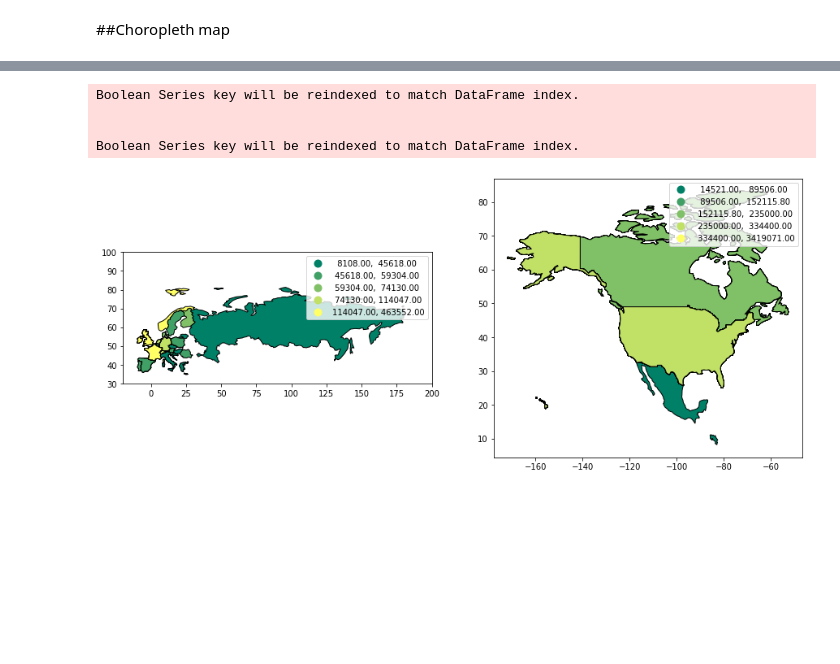
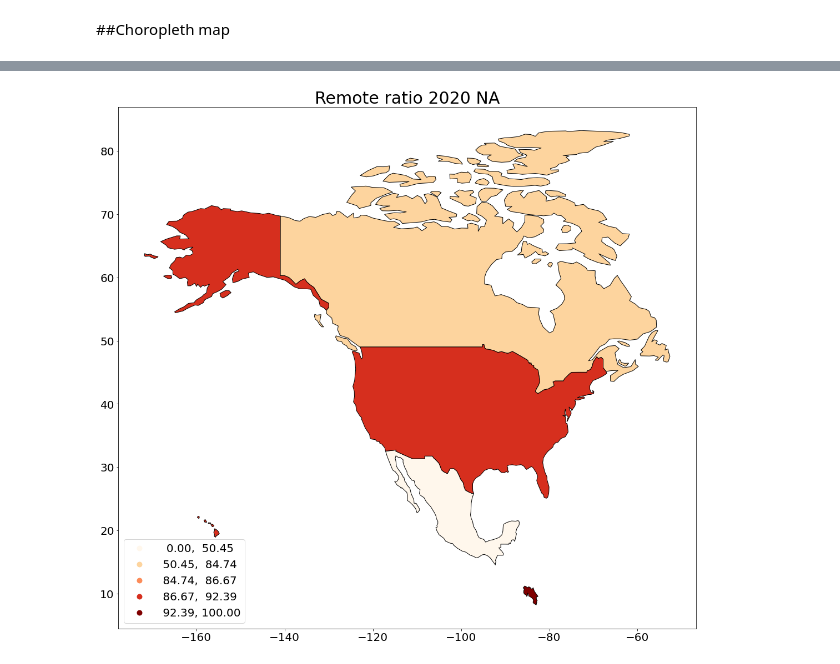
Before and after one commit to wen0705/A-Comparative-Analysis-of-Global-Remote-Work-Salaries, a Jupyter notebook: src/Salary_Visualization.ipynb, the cells around one changed output, grey strips where cells are left out. Saved outputs shown, nothing was run; the diff lists cells and outputs as text; code cells hidden in the pictures; blank space fills up the shorter version.

```diff
--- a/src/Salary_Visualization.ipynb
+++ b/src/Salary_Visualization.ipynb
@@ -72,0 +59,6 @@ world.loc[43,'iso_a3'] = 'FRA'
+# %%
+# dataset has iso in type 2 and world in type 3
+# convert them to the ISO3
+converter = coco.CountryConverter()
+iso3 = converter.convert(names = dataset.company_location, src = 'ISO2', to = 'ISO3')
+dataset = dataset.replace(dataset.company_location.to_list(), iso3)
@@ -73,2 +76,13 @@ world.loc[43,'iso_a3'] = 'FRA'
+# %%
+#Nor and Fra only have code -99
+world.loc[21,'iso_a3'] = 'NOR'
+world.loc[43,'iso_a3'] = 'FRA'
+
+# delete 'SGP' and 'MLT' rows
+dataset = dataset.drop(dataset[dataset.company_location == 'SGP'].index)
+dataset = dataset.drop(dataset[dataset.company_location == 'MLT'].index)
+
+# change iso code 'UMI', 'ASM' to 'USA'
+dataset = dataset.replace(['UMI', 'ASM'],'USA')
 # %% [markdown]
 ##Choropleth map
@@ -116,7 +103,7 @@ dataset_remote_geo = dataset_remote.merge(
 )
 dataset_remote_geo.drop(
     dataset_remote_geo.columns.difference(
-        ["name","company_location", "salary_in_usd", "remote_ratio", "pop_est", "geometry",'work_year','continent','company_size']
+        ["name","company_location", "salary_in_usd", "remote_ratio", "pop_est", "geometry",'work_year','continent','gdp_md_est']
     ),
     1,
     inplace=True,
@@ -236,41 +215,25 @@ display(dataset_salary_geo.head())
 # %%
-from mpl_toolkits.axes_grid1 import make_axes_locatable
-import folium
-# Plot setup
-fig, ax = plt.subplots(1, 2, figsize=[15,7])
-
-# Plot map
-salary_2020 = geo.GeoDataFrame(dataset_salary_geo[dataset_salary_geo.work_year == '2020'] [dataset_salary_geo.continent == "Europe"])
-salary_2020.plot(
-    column="salary_in_usd",
-    ax=ax[0],
+fig, ax = plt.subplots(1, 1, figsize=(15, 15))
+plt.rcParams.update({'font.size': 40})
+geo_2020_na = geo.GeoDataFrame(dataset_remote_geo[dataset_remote_geo.work_year == '2020'][dataset_remote_geo.continent == "North America"])
+geo_2020_na.plot(
+    column="remote_ratio",
+    ax=ax,
     legend=True,
+    legend_kwds={'loc': 'lower left'},
     vmin=0.,
-    cmap='summer',
-    scheme='quantiles',
-    edgecolor='black',
-
-
-)
-minx, miny, maxx, maxy = -20, 30, 200,100
-ax[0].set_xlim(minx, maxx)
-ax[0].set_ylim(miny, maxy)
-#--------------------------------------------------------------------
-geo_2020_na = geo.GeoDataFrame(dataset_salary_geo[dataset_salary_geo.work_year == '2020'] [dataset_salary_geo.continent == 'North America'])
-geo_2020_na.plot(
-    column="salary_in_usd",
-    ax=ax[1],
-    legend=True,
-    vmin=0.,
-    cmap='summer',
+    cmap='OrRd',
+    k=5,
     scheme='quantiles',
     edgecolor='black',
 )
-plt.savefig('salary_na_and_eu.png')
+# minx, miny, maxx, maxy = -20, 30, 200,100
+# ax.set_xlim(minx, maxx)
+# ax.set_ylim(miny, maxy)
+ax.tick_params(axis='both', labelsize=20)
+ax.set_title('Remote ratio 2020 NA',fontsize=30)
+plt.rc('legend', fontsize=20)
+plt.savefig('remote_ratio_world_map_2020_na.png')
 plt.show()
 # %% [output]
-Boolean Series key will be reindexed to match DataFrame index.
-
-
-Boolean Series key will be reindexed to match DataFrame index.
-[figure, old version]
+[figure, new version]
```
Also changed, not shown: parts of 22 cells of this notebook.
